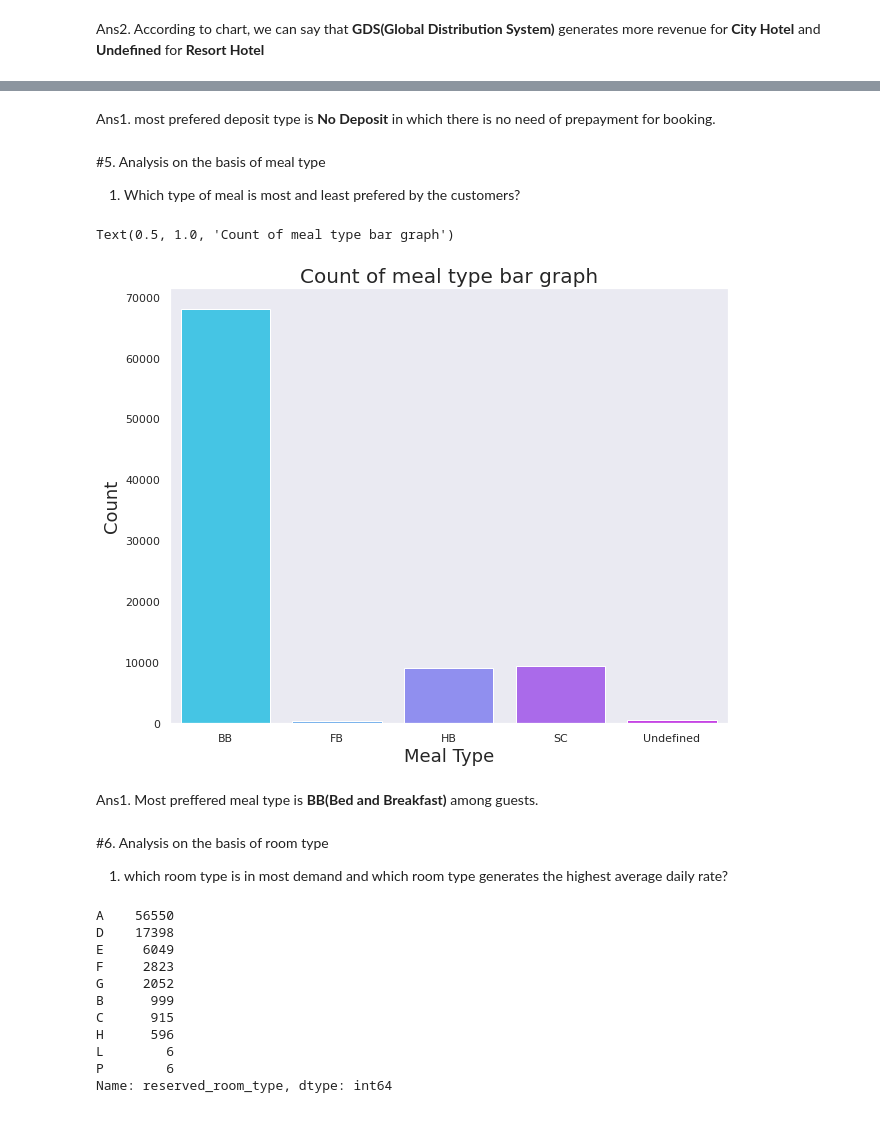
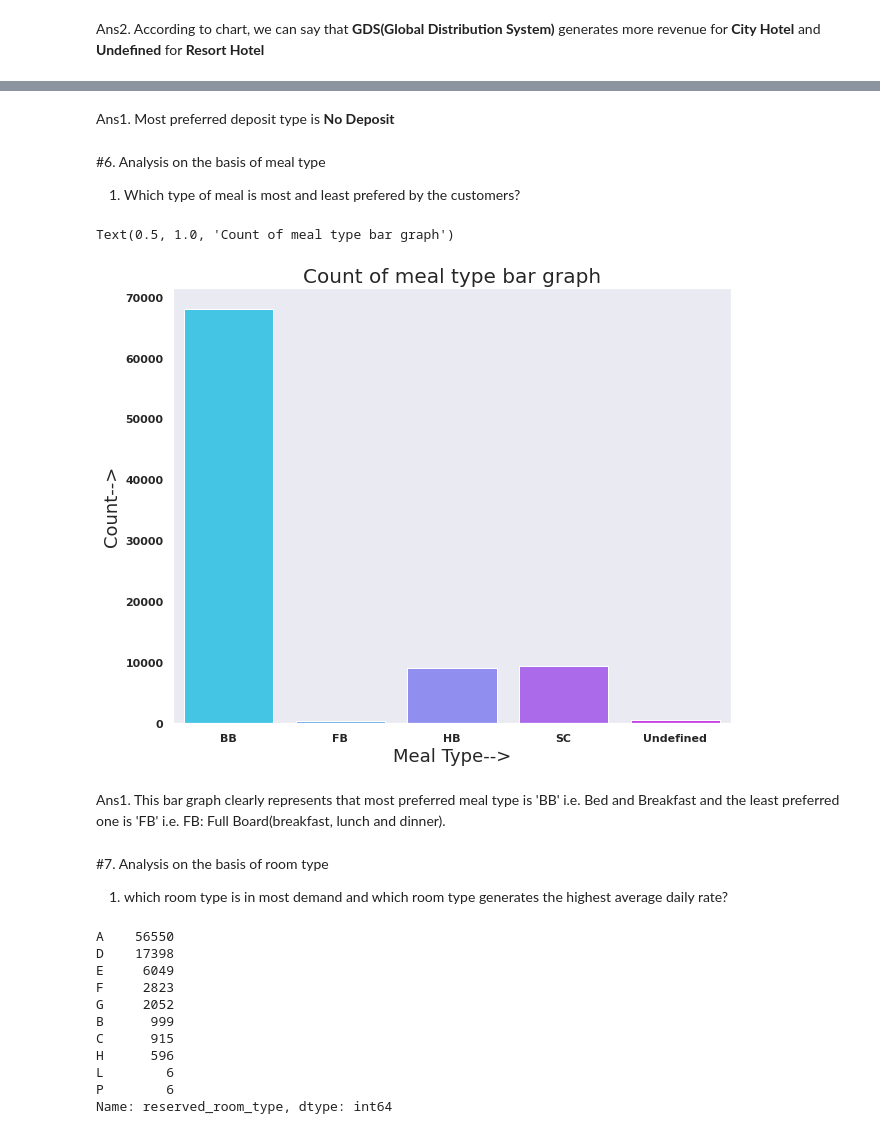
Before and after one commit to niteshavagabond/Hotel-Booking-analysis, a Jupyter notebook: Hotel_Booking_Analysis_Capstone_Project.ipynb, the cells around one changed output, grey strips where cells are left out. Drawn from its saved outputs; the diff is of its cells as text; code cells hidden in the pictures.

```diff
--- a/Hotel_Booking_Analysis_Capstone_Project.ipynb
+++ b/Hotel_Booking_Analysis_Capstone_Project.ipynb
@@ -422,6 +422,8 @@ Ans5. According to above bar charts, we can see **City Hotel** generates the mor
 # %% [markdown]
 Q6. Which are the busiest months for hotel?
 # %%
+
+mpl.rc('font', weight='bold')
 busiest_month=df['arrival_date_month'].value_counts().sort_values(ascending=False)
 busy_month=pd.DataFrame(busiest_month).reset_index()
 busy_month.columns=['month','count']
@@ -735,24 +737,24 @@ Text(0.5, 1.0, 'Graph between deposit type and count')
 # %% [markdown]
-Ans1. most prefered deposit type is **No Deposit** in which there is no need of prepayment for booking.
+Ans1. Most preferred deposit type is **No Deposit**
 # %% [markdown]
-#5. Analysis on the basis of meal type
+#6. Analysis on the basis of meal type
 
 
 1.   Which type of meal is most and least prefered by the customers?
 # %%
 # Count of meal type bar graph
 plt.figure(figsize=(10,8))
 sns.countplot(df['meal_type'],palette='cool')
-plt.xlabel('Meal Type',fontsize=18)
-plt.ylabel('Count',fontsize=18)
+plt.xlabel('Meal Type-->',fontsize=18)
+plt.ylabel('Count-->',fontsize=18)
 plt.title('Count of meal type bar graph',fontsize=20)
 # %% [output]
 Text(0.5, 1.0, 'Count of meal type bar graph')
-[figure, old version]
+[figure, new version]
-# %% [markdown]
-Ans1. Most preffered meal type is **BB(Bed and Breakfast)** among guests.
+# %% [markdown]
+Ans1. This bar graph clearly represents that most preferred meal type is 'BB' i.e. Bed and Breakfast and the least preferred one is 'FB' i.e. FB: Full Board(breakfast, lunch and dinner).
 # %% [markdown]
-#6. Analysis on the basis of room type
+#7. Analysis on the basis of room type
 
 
 1.   which room type is in most demand and which room type generates the highest average daily rate?
```
Also changed, not shown: parts of 45 cells of this notebook.
